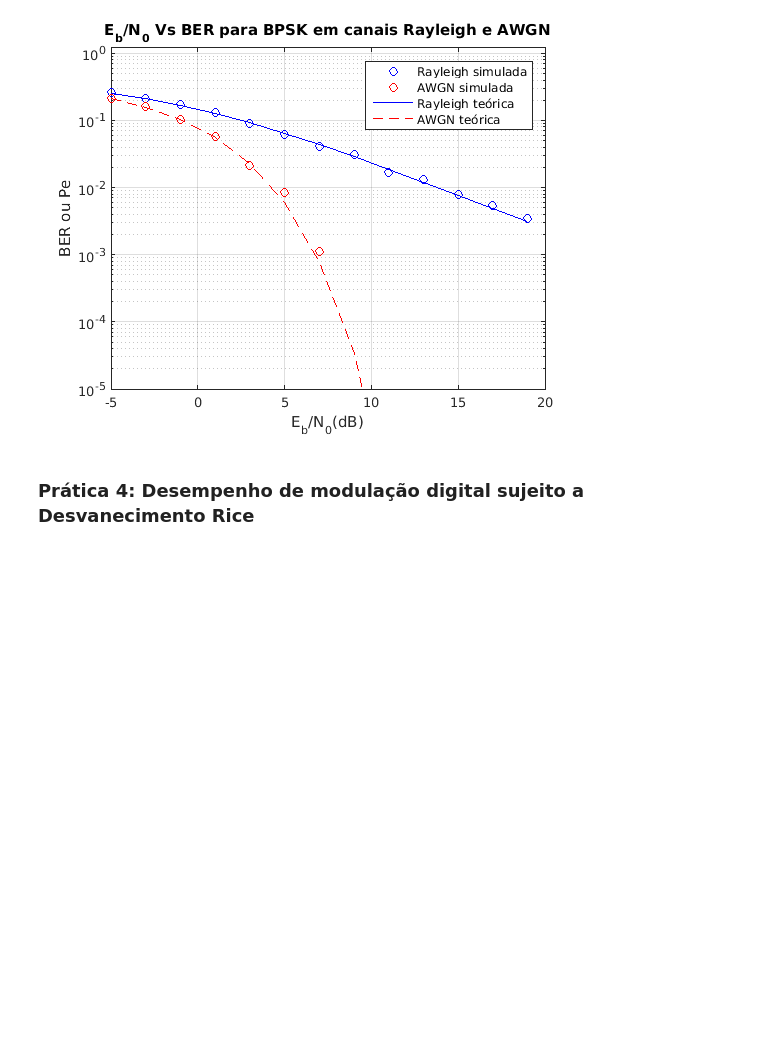
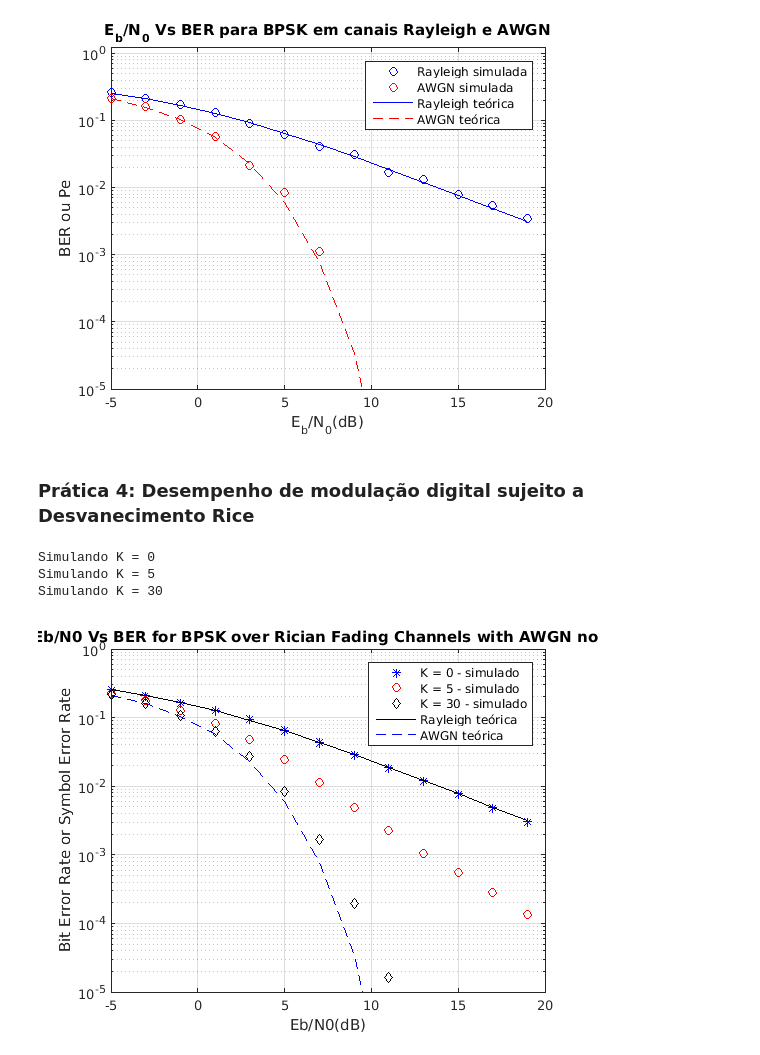
Before and after one commit to luciananobrega/luciana_DCO2004, a Jupyter notebook: h10/Entrega_h10.ipynb, the cells around one changed output. Saved outputs shown, nothing was run; the diff lists cells and outputs as text; code cells hidden in the pictures; blank space fills up the shorter version.

```diff
--- a/h10/Entrega_h10.ipynb
+++ b/h10/Entrega_h10.ipynb
@@ -173,3 +173,81 @@ ylabel('BER ou Pe')
 [figure]
 # %% [markdown]
 ### Prática 4: Desempenho de modulação digital sujeito a Desvanecimento Rice
+# %%
+clear all; close all; clc;
+
+% Parâmetros
+N = 10^6;                          % Número de símbolos BPSK a serem transmitidos
+EbN0dB = -5:2:20;                  % Valores EbN0 a simular
+EbN0=10.^(EbN0dB/10);             % EbN0 em escala linear
+totPower=1;                        % Potência total (LOS + NLOS)
+K=[0, 5, 30];                        % Valores K Ricianos a simular
+% Transmissor
+d=rand(1,N)>0.5;             % Dados binários
+x = 2*d -1;                  % Símbolos BPSK: 0 representado por -1 e 1 representado por 1
+
+% Configuração da figuras e linhas
+plotStyleSim=['*','o','d'];
+color=['b', 'r', 'k'];
+
+% Loop de K Riciano
+for index = 1:length(K)
+    k = K(index);                   % Valor de K corrente
+    % Mensagem de progresso da simulação
+    disp(['Simulando K = ',num2str(k)])
+    % Canal
+    % Parâmetro de não-centralidade e sigma de Rice
+    s = sqrt( k/(k+1)*totPower );
+    sigma = totPower/sqrt(2*(k+1));
+
+    % Loop de EbNo
+    for i = 1:length(EbN0dB)
+        % Continuação do Canal
+        % Ruído AWGN complexo com média 0 e variância 1 (vetor base)
+        noise = 1/sqrt(2)*(randn(1,N)+1j.*randn(1,N));
+        % Vetor de ruído com potência proporcional a EbNo corrente
+        n = noise.*10^(-EbN0dB(i)/20);
+        % Desvanecimento Rice
+        h = ((sigma*randn(1,N)+s)+1j.*(randn(1,N)*sigma+0));
+
+        % Receptor
+        % Sinal recebido do canal Rice e AWGN
+        y_ricean=h.*x+n;
+        % Receptor coerente: equalização + decisão
+        y_ricean_cap=y_ricean./h;
+        r_ricean=real(y_ricean_cap)>0;
+        % Contador de erro
+        simBER_ricean(i)=sum(xor(d,r_ricean));
+    end
+    % Cálculo da BER para o valor de K corrente
+    simBER_ricean=simBER_ricean/N;
+
+    % Gráficos
+    mark=[color(index),plotStyleSim(index)];
+    semilogy(EbN0dB,simBER_ricean,mark)
+    hold on
+end
+
+% Pes Teóricas
+% Implementação direta da equação de Pe para o canal Rayleigh+AWGN
+BER_rayleigh_teorica = 0.5*(1-sqrt(EbN0./(1+EbN0)));
+% Implementação direta da equação de Pe para o canal somente AWGN
+BER_awgn_teorica = 0.5*erfc(sqrt(EbN0));
+
+% Graficos
+% Rayleigh teórico
+hold on
+semilogy(EbN0dB,BER_rayleigh_teorica,'k-')
+% AWGN teórico
+semilogy(EbN0dB,BER_awgn_teorica,'b--')
+legend('K = 0 - simulado','K = 5 - simulado','K = 30 - simulado','Rayleigh teórica','AWGN teórica')
+title('Eb/N0 Vs BER for BPSK over Rician Fading Channels with AWGN noise')
+xlabel('Eb/N0(dB)')
+ylabel('Bit Error Rate or Symbol Error Rate')
+axis([-5,20,10^(-5),10^0])
+grid on
+# %% [output]
+Simulando K = 0
+Simulando K = 5
+Simulando K = 30
+[figure, added]
```
